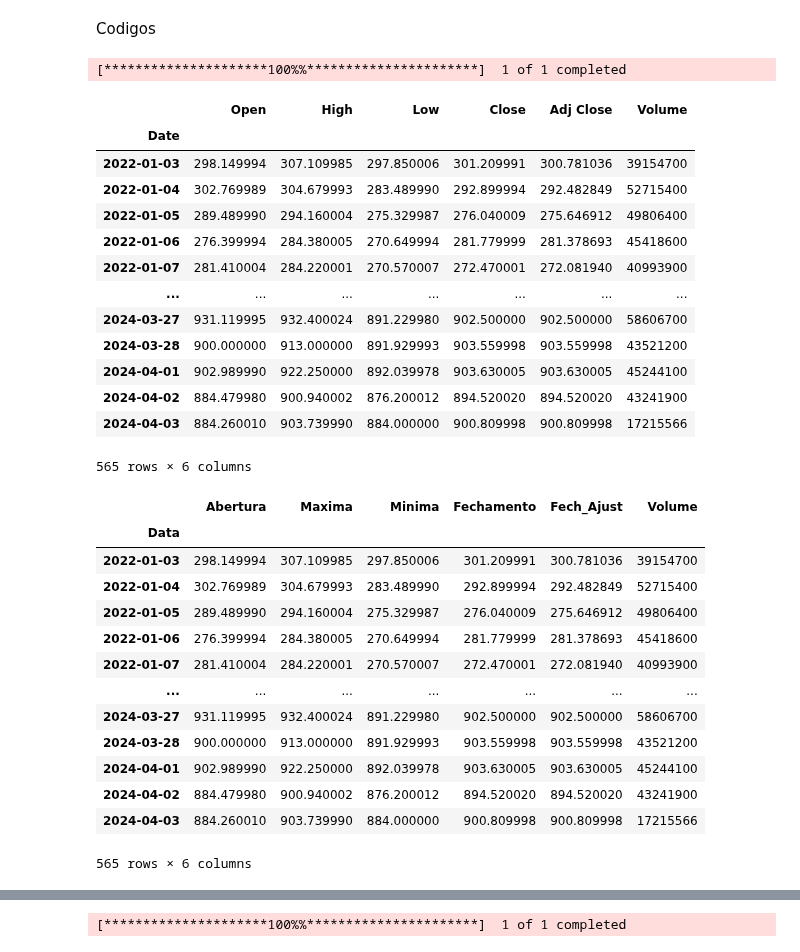
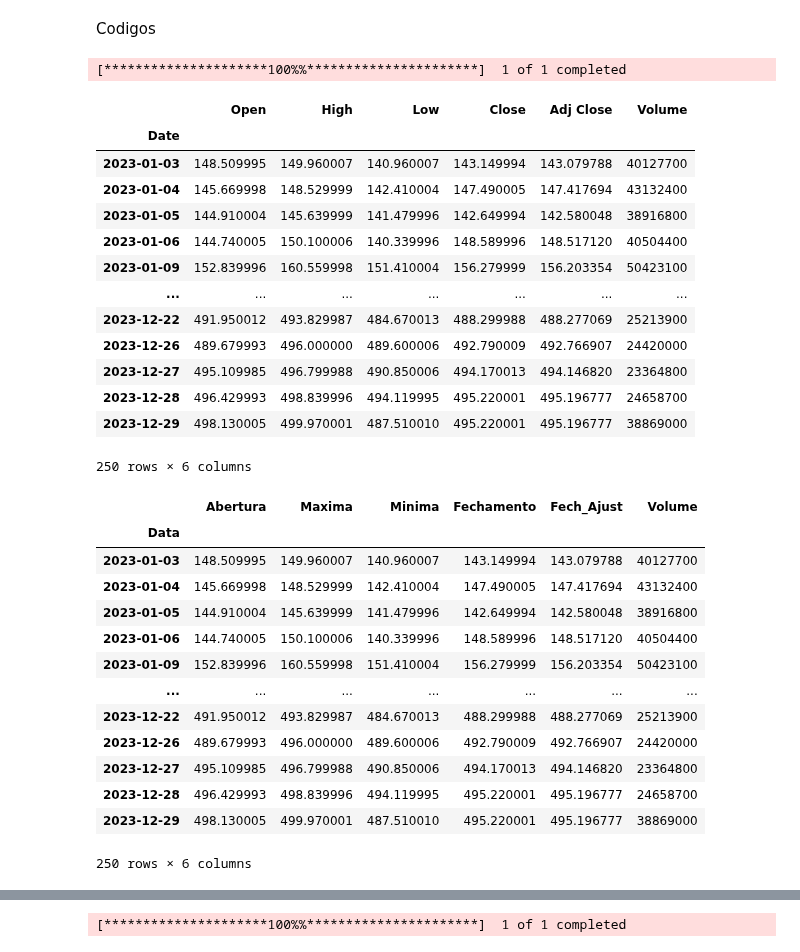
Before and after one commit to JoaoSouzaXMP/Imers-o-Python-Excel--An-lise-Dados, a Jupyter notebook: analise_yfinance.ipynb, the cells around one changed output, grey strips where cells are left out. Drawn from its saved outputs; the diff is of its cells as text; code cells hidden in the pictures.

```diff
--- a/analise_yfinance.ipynb
+++ b/analise_yfinance.ipynb
@@ -16,24 +16,26 @@ from plotly.subplots import make_subplots
 Codigos
 # %%
 empresa = 'NVDA'
-dados = yf.download(empresa, start='2022-01-01', end='2024-12-31')
+data_inicial = '2023-01-01'
+data_final = '2023-12-31'
+dados = yf.download(empresa, start=data_inicial, end=data_final)
 dados
 # %% [output]
 [*********************100%%**********************]  1 of 1 completed
 |  | Open | High | Low | Close | Adj Close | Volume |
 | Date |  |  |  |  |  |  |
-| 2022-01-03 | 298.149994 | 307.109985 | 297.850006 | 301.209991 | 300.781036 | 39154700 |
-| 2022-01-04 | 302.769989 | 304.679993 | 283.489990 | 292.899994 | 292.482849 | 52715400 |
-| 2022-01-05 | 289.489990 | 294.160004 | 275.329987 | 276.040009 | 275.646912 | 49806400 |
-| 2022-01-06 | 276.399994 | 284.380005 | 270.649994 | 281.779999 | 281.378693 | 45418600 |
-| 2022-01-07 | 281.410004 | 284.220001 | 270.570007 | 272.470001 | 272.081940 | 40993900 |
+| 2023-01-03 | 148.509995 | 149.960007 | 140.960007 | 143.149994 | 143.079788 | 40127700 |
+| 2023-01-04 | 145.669998 | 148.529999 | 142.410004 | 147.490005 | 147.417694 | 43132400 |
+| 2023-01-05 | 144.910004 | 145.639999 | 141.479996 | 142.649994 | 142.580048 | 38916800 |
+| 2023-01-06 | 144.740005 | 150.100006 | 140.339996 | 148.589996 | 148.517120 | 40504400 |
+| 2023-01-09 | 152.839996 | 160.559998 | 151.410004 | 156.279999 | 156.203354 | 50423100 |
 | ... | ... | ... | ... | ... | ... | ... |
-| 2024-03-27 | 931.119995 | 932.400024 | 891.229980 | 902.500000 | 902.500000 | 58606700 |
-| 2024-03-28 | 900.000000 | 913.000000 | 891.929993 | 903.559998 | 903.559998 | 43521200 |
-| 2024-04-01 | 902.989990 | 922.250000 | 892.039978 | 903.630005 | 903.630005 | 45244100 |
-| 2024-04-02 | 884.479980 | 900.940002 | 876.200012 | 894.520020 | 894.520020 | 43241900 |
-| 2024-04-03 | 884.260010 | 903.739990 | 884.000000 | 900.809998 | 900.809998 | 17215566 |
+| 2023-12-22 | 491.950012 | 493.829987 | 484.670013 | 488.299988 | 488.277069 | 25213900 |
+| 2023-12-26 | 489.679993 | 496.000000 | 489.600006 | 492.790009 | 492.766907 | 24420000 |
+| 2023-12-27 | 495.109985 | 496.799988 | 490.850006 | 494.170013 | 494.146820 | 23364800 |
+| 2023-12-28 | 496.429993 | 498.839996 | 494.119995 | 495.220001 | 495.196777 | 24658700 |
+| 2023-12-29 | 498.130005 | 499.970001 | 487.510010 | 495.220001 | 495.196777 | 38869000 |
-565 rows × 6 columns
+250 rows × 6 columns
 # %%
 dados.columns = ['Abertura', 'Maxima', 'Minima', 'Fechamento', 'Fech_Ajust', 'Volume']
 dados = dados.rename_axis('Data')
@@ -41,18 +43,18 @@ dados
 # %% [output]
 |  | Abertura | Maxima | Minima | Fechamento | Fech_Ajust | Volume |
 | Data |  |  |  |  |  |  |
-| 2022-01-03 | 298.149994 | 307.109985 | 297.850006 | 301.209991 | 300.781036 | 39154700 |
-| 2022-01-04 | 302.769989 | 304.679993 | 283.489990 | 292.899994 | 292.482849 | 52715400 |
-| 2022-01-05 | 289.489990 | 294.160004 | 275.329987 | 276.040009 | 275.646912 | 49806400 |
-| 2022-01-06 | 276.399994 | 284.380005 | 270.649994 | 281.779999 | 281.378693 | 45418600 |
-| 2022-01-07 | 281.410004 | 284.220001 | 270.570007 | 272.470001 | 272.081940 | 40993900 |
+| 2023-01-03 | 148.509995 | 149.960007 | 140.960007 | 143.149994 | 143.079788 | 40127700 |
+| 2023-01-04 | 145.669998 | 148.529999 | 142.410004 | 147.490005 | 147.417694 | 43132400 |
+| 2023-01-05 | 144.910004 | 145.639999 | 141.479996 | 142.649994 | 142.580048 | 38916800 |
+| 2023-01-06 | 144.740005 | 150.100006 | 140.339996 | 148.589996 | 148.517120 | 40504400 |
+| 2023-01-09 | 152.839996 | 160.559998 | 151.410004 | 156.279999 | 156.203354 | 50423100 |
 | ... | ... | ... | ... | ... | ... | ... |
-| 2024-03-27 | 931.119995 | 932.400024 | 891.229980 | 902.500000 | 902.500000 | 58606700 |
-| 2024-03-28 | 900.000000 | 913.000000 | 891.929993 | 903.559998 | 903.559998 | 43521200 |
-| 2024-04-01 | 902.989990 | 922.250000 | 892.039978 | 903.630005 | 903.630005 | 45244100 |
-| 2024-04-02 | 884.479980 | 900.940002 | 876.200012 | 894.520020 | 894.520020 | 43241900 |
-| 2024-04-03 | 884.260010 | 903.739990 | 884.000000 | 900.809998 | 900.809998 | 17215566 |
+| 2023-12-22 | 491.950012 | 493.829987 | 484.670013 | 488.299988 | 488.277069 | 25213900 |
+| 2023-12-26 | 489.679993 | 496.000000 | 489.600006 | 492.790009 | 492.766907 | 24420000 |
+| 2023-12-27 | 495.109985 | 496.799988 | 490.850006 | 494.170013 | 494.146820 | 23364800 |
+| 2023-12-28 | 496.429993 | 498.839996 | 494.119995 | 495.220001 | 495.196777 | 24658700 |
+| 2023-12-29 | 498.130005 | 499.970001 | 487.510010 | 495.220001 | 495.196777 | 38869000 |
-565 rows × 6 columns
+250 rows × 6 columns
 # %%
 dados['Fechamento'].plot(figsize=(10,6))
 plt.title('Variação do Preço por data',fontsize=16)
```
Also changed, not shown: parts of 6 cells of this notebook, 11 other files.
